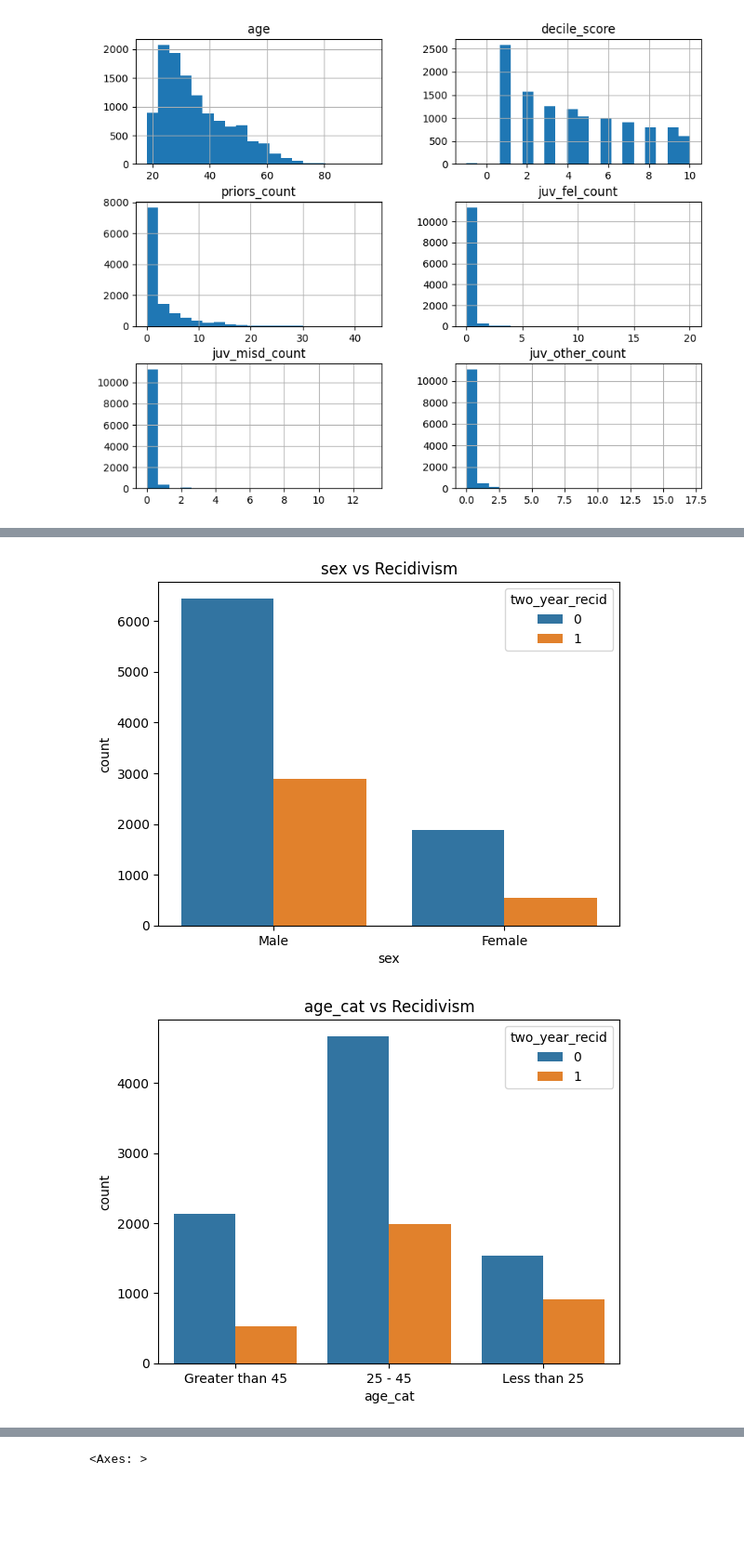
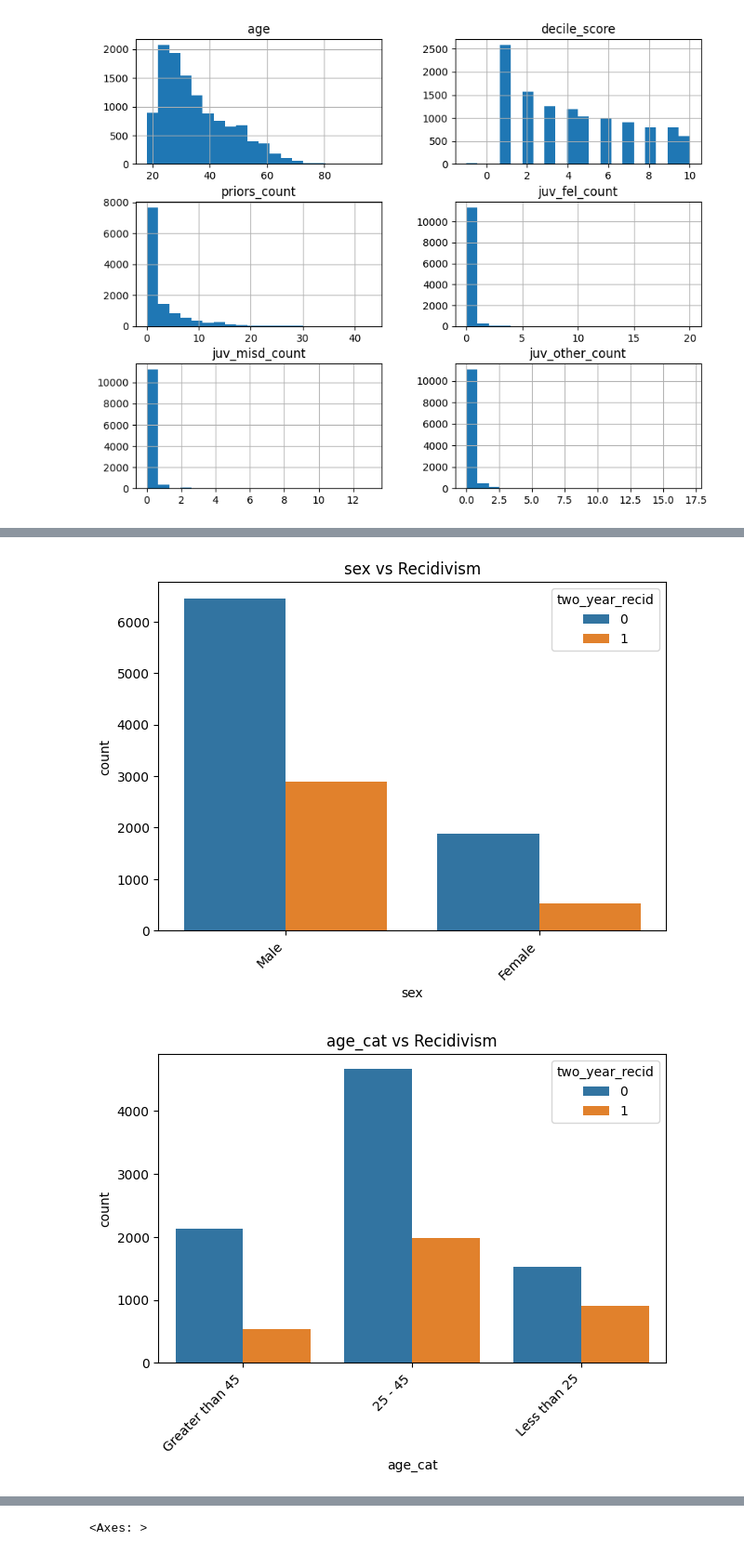
Before and after one commit to sujitmandava/recidivism, a Jupyter notebook: notebooks/recidivism.ipynb, the cells around one changed output, grey strips where cells are left out. Shown at 93% size. Drawn from its saved outputs; the diff is of its cells as text; code cells hidden in the pictures; blank space fills up the shorter version.

```diff
--- a/notebooks/recidivism.ipynb
+++ b/notebooks/recidivism.ipynb
@@ -123,6 +138,8 @@ array([[<Axes: title={'center': 'age'}>,
 cat_cols = ['race', 'sex', 'age_cat', 'c_charge_degree']
 for col in cat_cols:
     sns.countplot(x=col, hue='two_year_recid', data=df)
+    plt.xticks(rotation=45, ha='right')
+    plt.tight_layout()
     plt.title(f'{col} vs Recidivism')
     plt.show()
 # %% [output]
@@ -130,2 +147,2 @@ for col in cat_cols:
-[figure, old version]
+[figure, new version]
-[figure, old version]
+[figure, new version]
```
Also changed, not shown: parts of 30 cells of this notebook.
